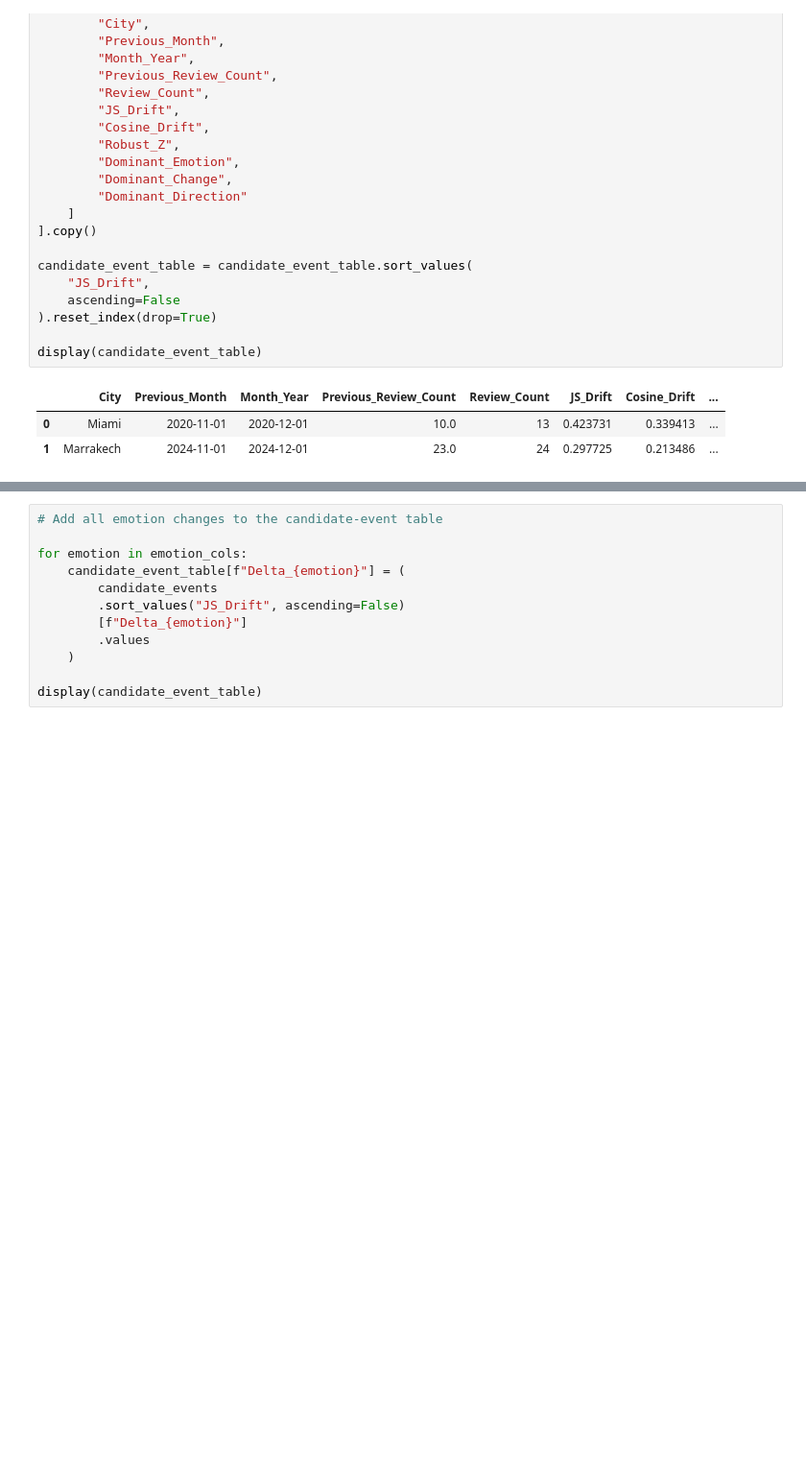
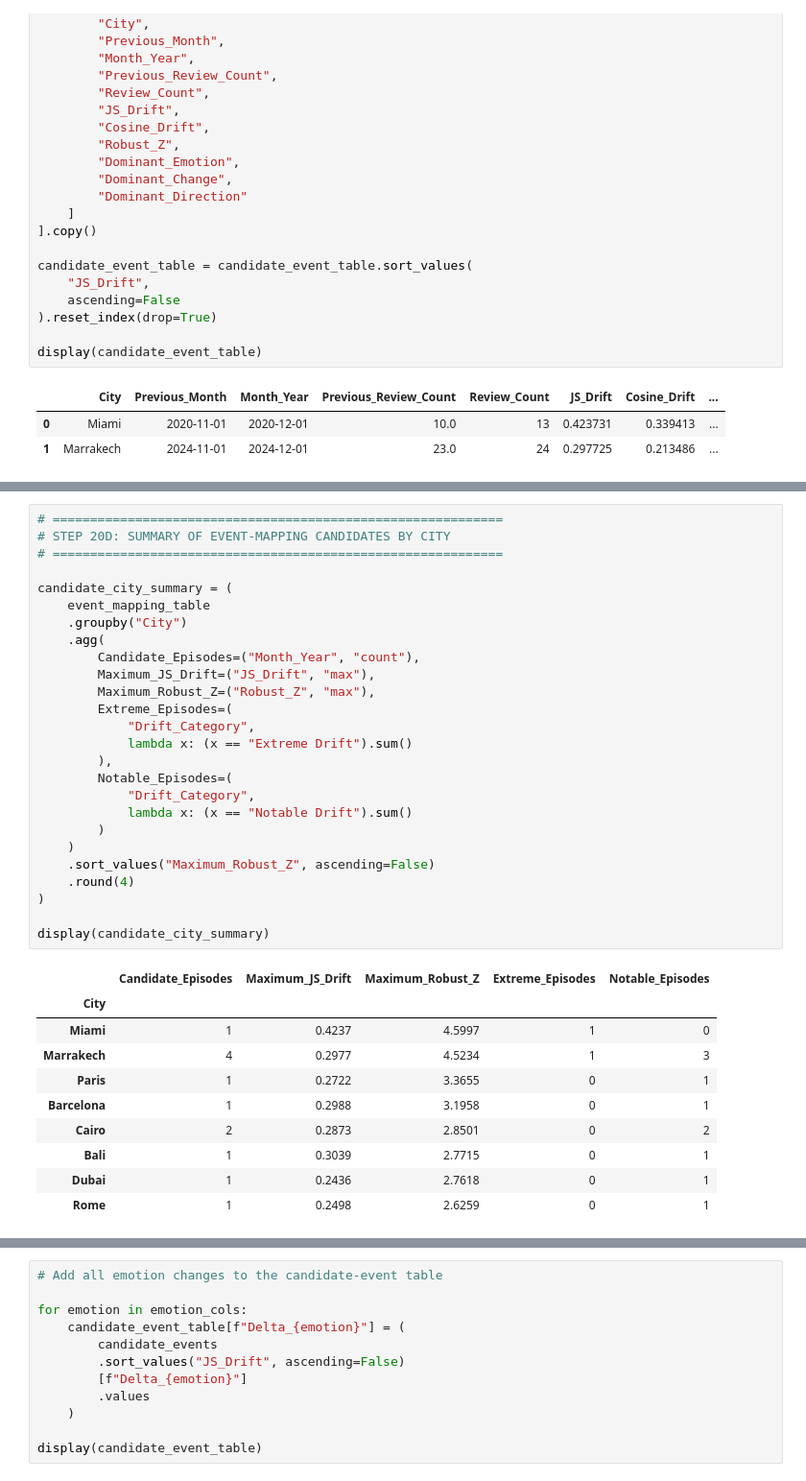
Before and after one commit to Suva200/sentiment-drift-analysis-tourism-reviews, a Jupyter notebook: EmotionalDriftAnalysis.ipynb, the cells around one changed output, grey strips where cells are left out. Shown at 96% size. Drawn from its saved outputs; the diff is of its cells as text; blank space fills up the shorter version.

```diff
--- a/EmotionalDriftAnalysis.ipynb
+++ b/EmotionalDriftAnalysis.ipynb
@@ -2007,0 +2126,37 @@ display(candidate_event_table)
+# %%
+# ============================================================
+# STEP 20D: SUMMARY OF EVENT-MAPPING CANDIDATES BY CITY
+# ============================================================
+
+candidate_city_summary = (
+    event_mapping_table
+    .groupby("City")
+    .agg(
+        Candidate_Episodes=("Month_Year", "count"),
+        Maximum_JS_Drift=("JS_Drift", "max"),
+        Maximum_Robust_Z=("Robust_Z", "max"),
+        Extreme_Episodes=(
+            "Drift_Category",
+            lambda x: (x == "Extreme Drift").sum()
+        ),
+        Notable_Episodes=(
+            "Drift_Category",
+            lambda x: (x == "Notable Drift").sum()
+        )
+    )
+    .sort_values("Maximum_Robust_Z", ascending=False)
+    .round(4)
+)
+
+display(candidate_city_summary)
+# %% [output]
+|  | Candidate_Episodes | Maximum_JS_Drift | Maximum_Robust_Z | Extreme_Episodes | Notable_Episodes |
+| City |  |  |  |  |  |
+| Miami | 1 | 0.4237 | 4.5997 | 1 | 0 |
+| Marrakech | 4 | 0.2977 | 4.5234 | 1 | 3 |
+| Paris | 1 | 0.2722 | 3.3655 | 0 | 1 |
+| Barcelona | 1 | 0.2988 | 3.1958 | 0 | 1 |
+| Cairo | 2 | 0.2873 | 2.8501 | 0 | 2 |
+| Bali | 1 | 0.3039 | 2.7715 | 0 | 1 |
+| Dubai | 1 | 0.2436 | 2.7618 | 0 | 1 |
+| Rome | 1 | 0.2498 | 2.6259 | 0 | 1 |
```
Also changed, not shown: parts of 6 cells of this notebook, 6 other files.
